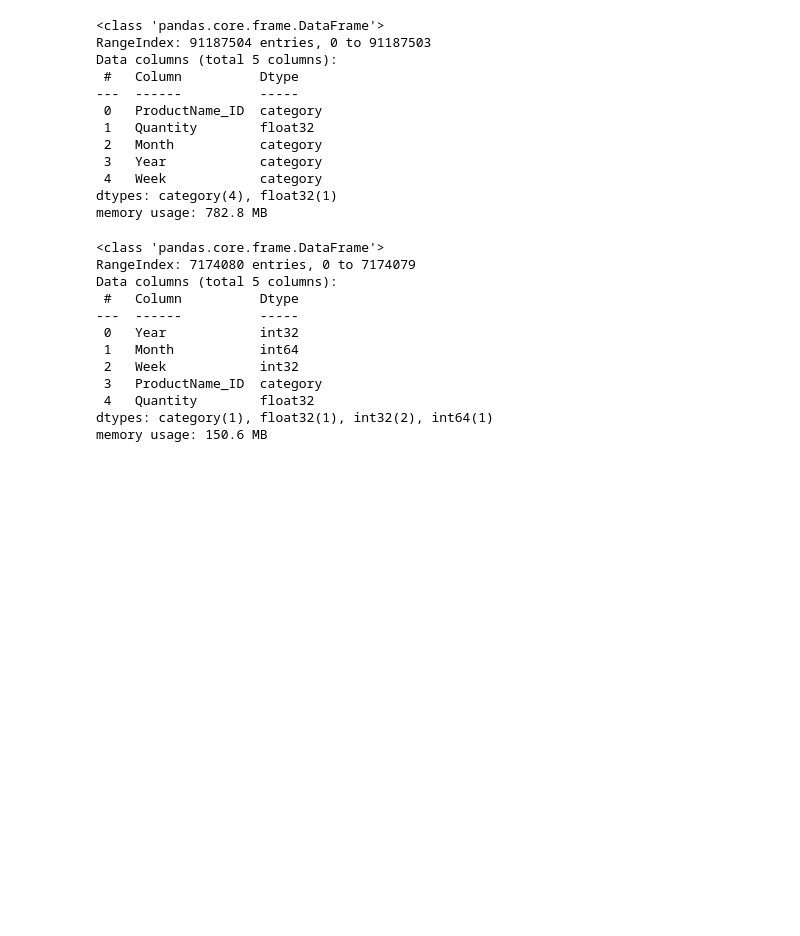
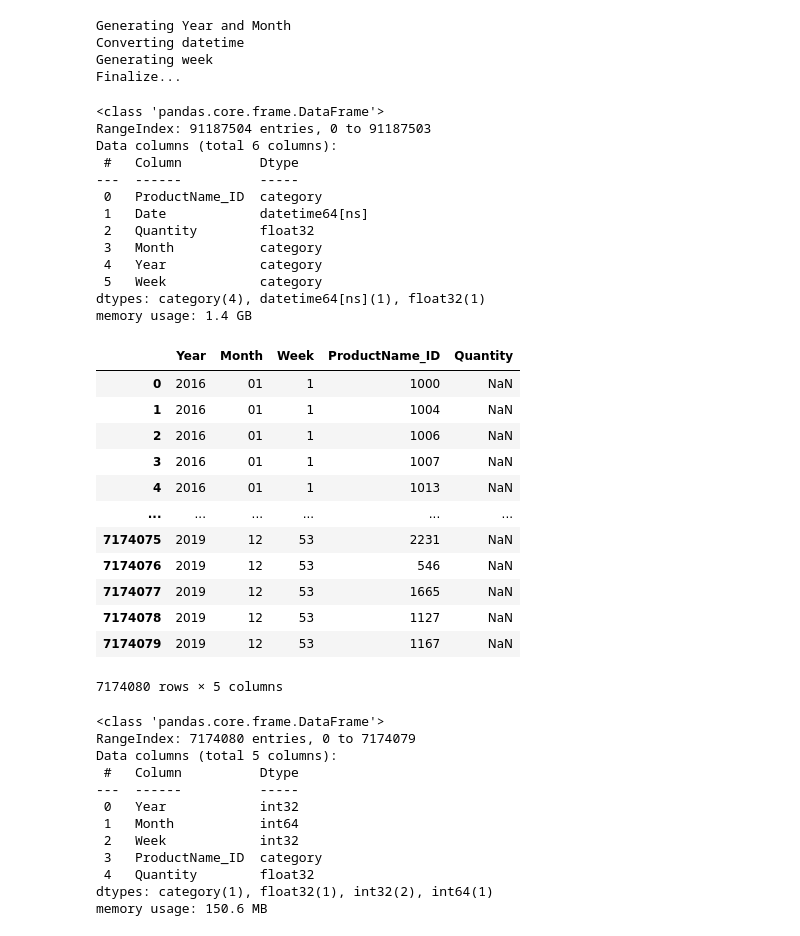
Before and after one commit to LorenzoPigozzi/Business_Cases, a Jupyter notebook: Case 5/phuc_temp/BC5_forecasting_preprocessing.ipynb, the cells around one changed output. Saved outputs shown, nothing was run; the diff lists cells and outputs as text; code cells hidden in the pictures; blank space fills up the shorter version.

```diff
--- a/Case 5/phuc_temp/BC5_forecasting_preprocessing.ipynb
+++ b/Case 5/phuc_temp/BC5_forecasting_preprocessing.ipynb
@@ -56,13 +56,4 @@ memory usage: 1.2 GB
 # %%
-def memoize_dt(s):
-    """
-    Memoization technique
-    """
-    years = {date:date[:4] for date in s.unique()}
-    years = {date:date[:4] for date in s.unique()}
-    years = {date:date[:4] for date in s.unique()}
-    years = {date:date[:4] for date in s.unique()}
-    return s.map(dates)
 
 def memoize_dt(s):
     """
@@ -91,34 +82,56 @@ def memoize_year(s):
     return s.map(years)
 
 def preprocessing(dataframe):
-    print("Generating Year and Month")
+    print("Generating Year and Month...")
     dataframe['Month'] = memoize_month(dataframe.Date)
     dataframe['Year'] = memoize_year(dataframe.Date)
-    print("Converting datetime")
+    print("Converting datetime...")
     dataframe.Date  = memoize_dt(dataframe.Date)
-    print("Generating week")
+    print("Generating week...")
     dataframe['Week'] = dataframe.Date.dt.week
     dataframe.drop(columns = "Date",inplace = True)
     print("Finalize...")
-    dateframe.Month = dateframe.Month.astype("category")
-    dateframe.Year = dateframe.Year.astype("category")
-    dateframe.Week = dateframe.Week.astype("category")
+    dataframe.Month = dataframe.Month.astype("category")
+    dataframe.Year = dataframe.Year.astype("category")
+    dataframe.Week = dataframe.Week.astype("category")
     return dataframe
 # %%
 df = preprocessing(df)
+# %% [output]
+Generating Year and Month
+Converting datetime
+Generating week
+Finalize...
 # %%
 df.info()
 # %% [output]
 <class 'pandas.core.frame.DataFrame'>
 RangeIndex: 91187504 entries, 0 to 91187503
-Data columns (total 5 columns):
+Data columns (total 6 columns):
  #   Column          Dtype
 ---  ------          -----
  0   ProductName_ID  category
- 1   Quantity        float32
- 2   Month           category
- 3   Year            category
- 4   Week            category
-dtypes: category(4), float32(1)
-memory usage: 782.8 MB
+ 1   Date            datetime64[ns]
+ 2   Quantity        float32
+ 3   Month           category
+ 4   Year            category
+ 5   Week            category
+dtypes: category(4), datetime64[ns](1), float32(1)
+memory usage: 1.4 GB
+# %%
+df[:100].groupby(['Year','Month','Week','ProductName_ID']).sum()['Quantity'].reset_index()
+# %% [output]
+|  | Year | Month | Week | ProductName_ID | Quantity |
+| 0 | 2016 | 01 | 1 | 1000 | NaN |
+| 1 | 2016 | 01 | 1 | 1004 | NaN |
+| 2 | 2016 | 01 | 1 | 1006 | NaN |
+| 3 | 2016 | 01 | 1 | 1007 | NaN |
+| 4 | 2016 | 01 | 1 | 1013 | NaN |
+| ... | ... | ... | ... | ... | ... |
+| 7174075 | 2019 | 12 | 53 | 2231 | NaN |
+| 7174076 | 2019 | 12 | 53 | 546 | NaN |
+| 7174077 | 2019 | 12 | 53 | 1665 | NaN |
+| 7174078 | 2019 | 12 | 53 | 1127 | NaN |
+| 7174079 | 2019 | 12 | 53 | 1167 | NaN |
+7174080 rows × 5 columns
 # %%
```
Also changed, not shown: parts of 2 cells of this notebook, 2 other files.
